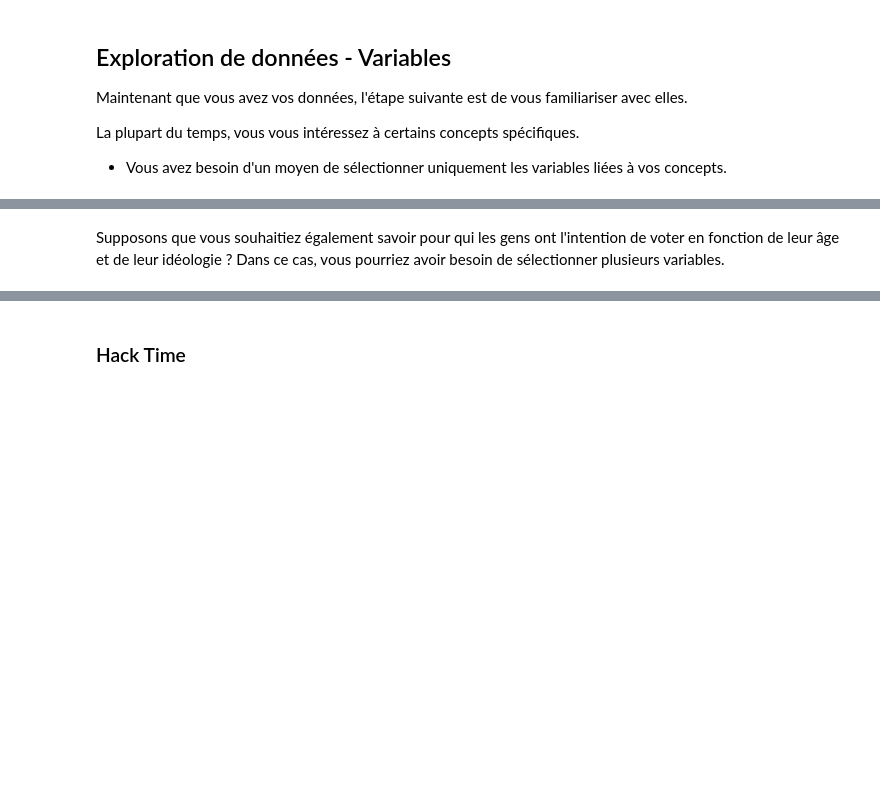
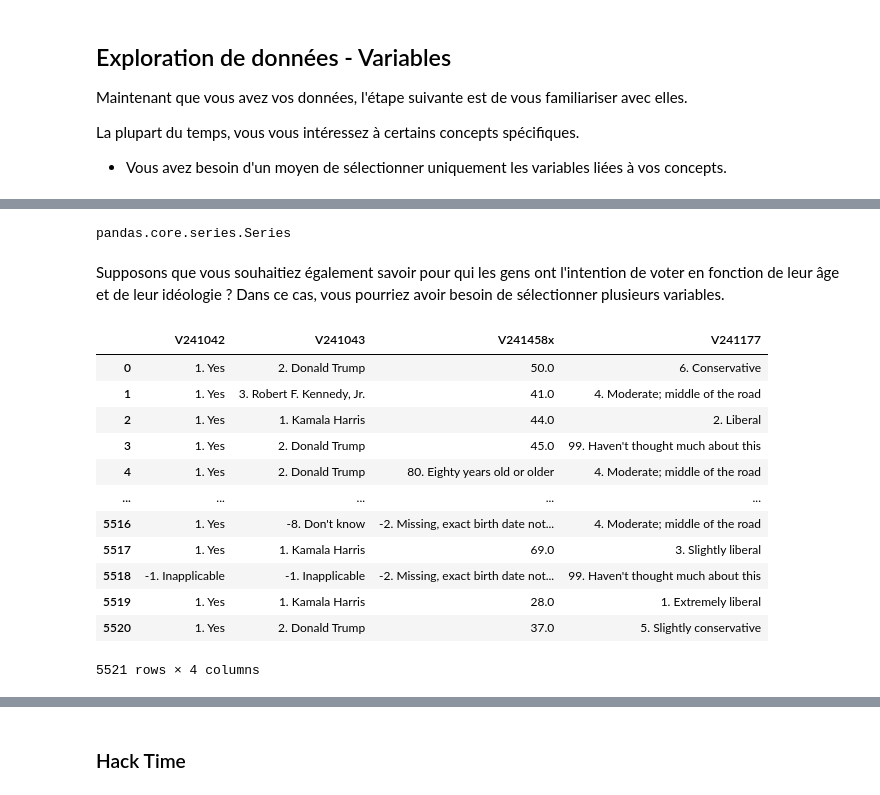
Before and after one commit to SciencesPoBordeaux/data-viz, a Jupyter notebook: notebooks/03-exploration-donnees-colonnes.ipynb, the cells around one changed output, grey strips where cells are left out. Saved outputs shown, nothing was run; the diff lists cells and outputs as text; code cells hidden in the pictures; blank space fills up the shorter version.

```diff
--- a/notebooks/03-exploration-donnees-colonnes.ipynb
+++ b/notebooks/03-exploration-donnees-colonnes.ipynb
@@ -19,6 +21,17 @@ Avant de pouvoir commencer à examiner les données, nous devons charger les don
 # Charger les bibliothèques requises
 import pandas as pd
 
-# Charger des données pokemon avec pandas
-data_url = "https://raw.githubusercontent.com/leomignot/DataSHS_initiation_python/refs/heads/main/data/pokemon_data.csv"
-pokemon_data = pd.read_csv(data_url)
+# Charger des données avec pandas depuis une URL
+# data_url = UPDATE ÇA jean-MICHEL
+# anes_data = pd.read_csv(data_url)
+
+
+####
+# FAUDRA VIRER ÇA APRÈS REVIEW AVEC MICKAEL
+# ET UNE FOIS DÉCIDÉ SI ON FAIT UN PRÉRECODAGE
+# DE VARIABLES QUANTI POUR ILLUSTRER SANS FAIRE PEUR
+# oui tu sais que tu vas oublier
+####
+
+path = "/Users/leo/Desktop/data_anes/data_anes_2024.csv"
+anes_data = pd.read_csv(path)
@@ -91,20 +190,36 @@ pokemon_data["Type 1"]
 # %%
-# Nous pouvons également le sauvegarder dans un nouvel objet et vérifier son type
-type_1 = pokemon_data["Type 1"]
-type(type_1)
+# Nous pouvons également la sauvegarder dans un nouvel objet et vérifier son type
+vote_int = anes_data["V241042"]
+type(vote_int)
+# %% [output]
+pandas.core.series.Series
 # %% [markdown]
 Supposons que vous souhaitiez également savoir pour qui les gens ont l'intention de voter en fonction de leur âge et de leur idéologie ? Dans ce cas, vous pourriez avoir besoin de sélectionner plusieurs variables.
 # %%
+#TODO: check avec mickael si les var sont ok pour lui
+
 # Sélectionner plusieurs colonnes
 my_vars = [
-    "Name",  # Le nom
-    "Type 1",  # Le type 1
-    "Type 2",  # Le type 2
-    "HP",  # les points de vie
-    "Attack",  # l'attaque
-    "Defense",  # la défense
+    "V241042",  # a l'intention de voter ?
+    "V241043",  # pour qui a l'intention de voter ?
+    "V241458x",  # age
+    "V241177",  # autoplacement sur une échelle libéral-conservateur
 ]
 
-pokemon_data[my_vars]
+anes_data[my_vars]
+# %% [output]
+|  | V241042 | V241043 | V241458x | V241177 |
+| 0 | 1. Yes | 2. Donald Trump | 50.0 | 6. Conservative |
+| 1 | 1. Yes | 3. Robert F. Kennedy, Jr. | 41.0 | 4. Moderate; middle of the road |
+| 2 | 1. Yes | 1. Kamala Harris | 44.0 | 2. Liberal |
+| 3 | 1. Yes | 2. Donald Trump | 45.0 | 99. Haven't thought much about this |
+| 4 | 1. Yes | 2. Donald Trump | 80. Eighty years old or older | 4. Moderate; middle of the road |
+| ... | ... | ... | ... | ... |
+| 5516 | 1. Yes | -8. Don't know | -2. Missing, exact birth date not... | 4. Moderate; middle of the road |
+| 5517 | 1. Yes | 1. Kamala Harris | 69.0 | 3. Slightly liberal |
+| 5518 | -1. Inapplicable | -1. Inapplicable | -2. Missing, exact birth date not... | 99. Haven't thought much about this |
+| 5519 | 1. Yes | 1. Kamala Harris | 28.0 | 1. Extremely liberal |
+| 5520 | 1. Yes | 2. Donald Trump | 37.0 | 5. Slightly conservative |
+5521 rows × 4 columns
 # %%
 # Sauvegarder ce sous-ensemble plus petit de variables dans my_df
```
Also changed, not shown: parts of 45 cells of this notebook.
